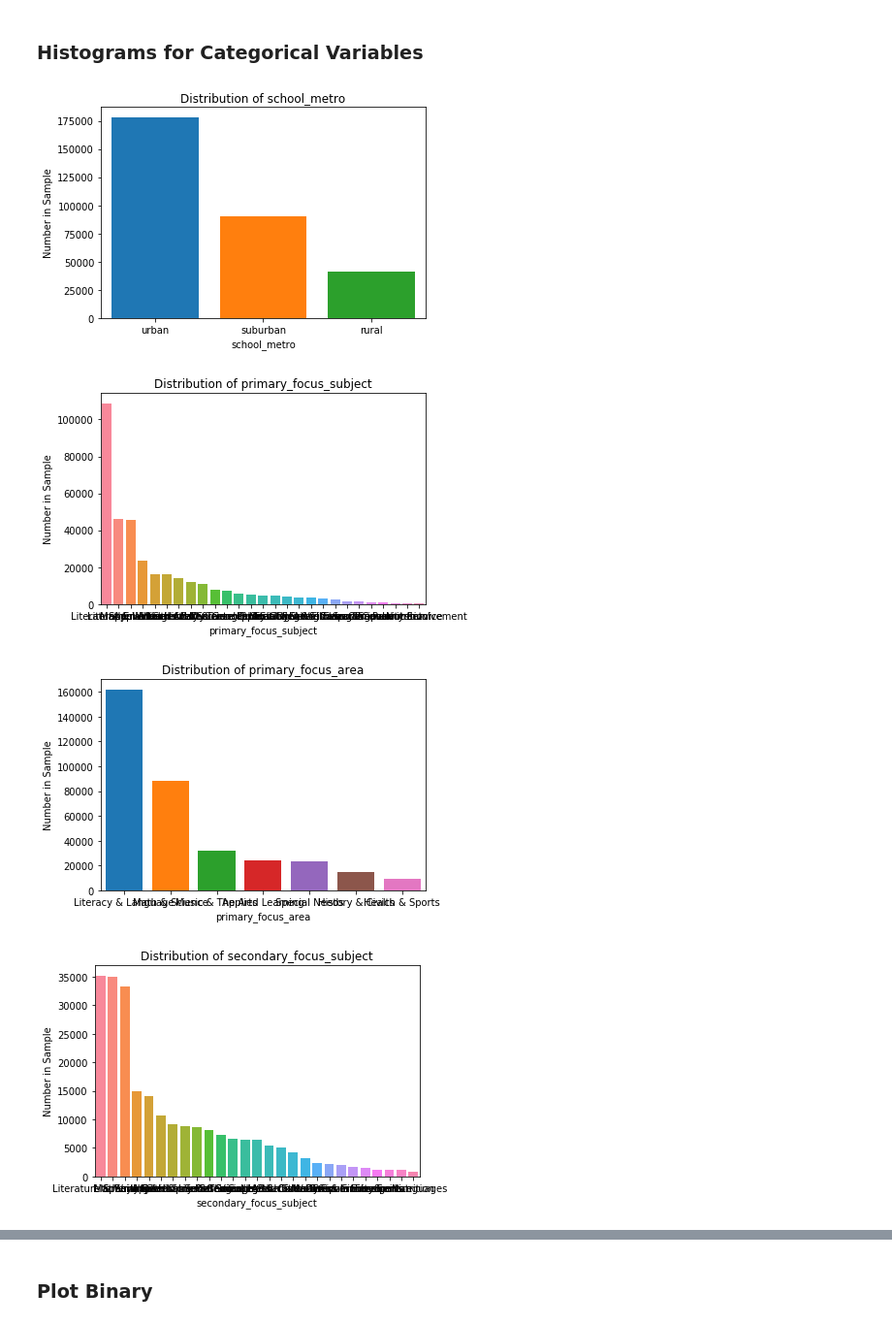
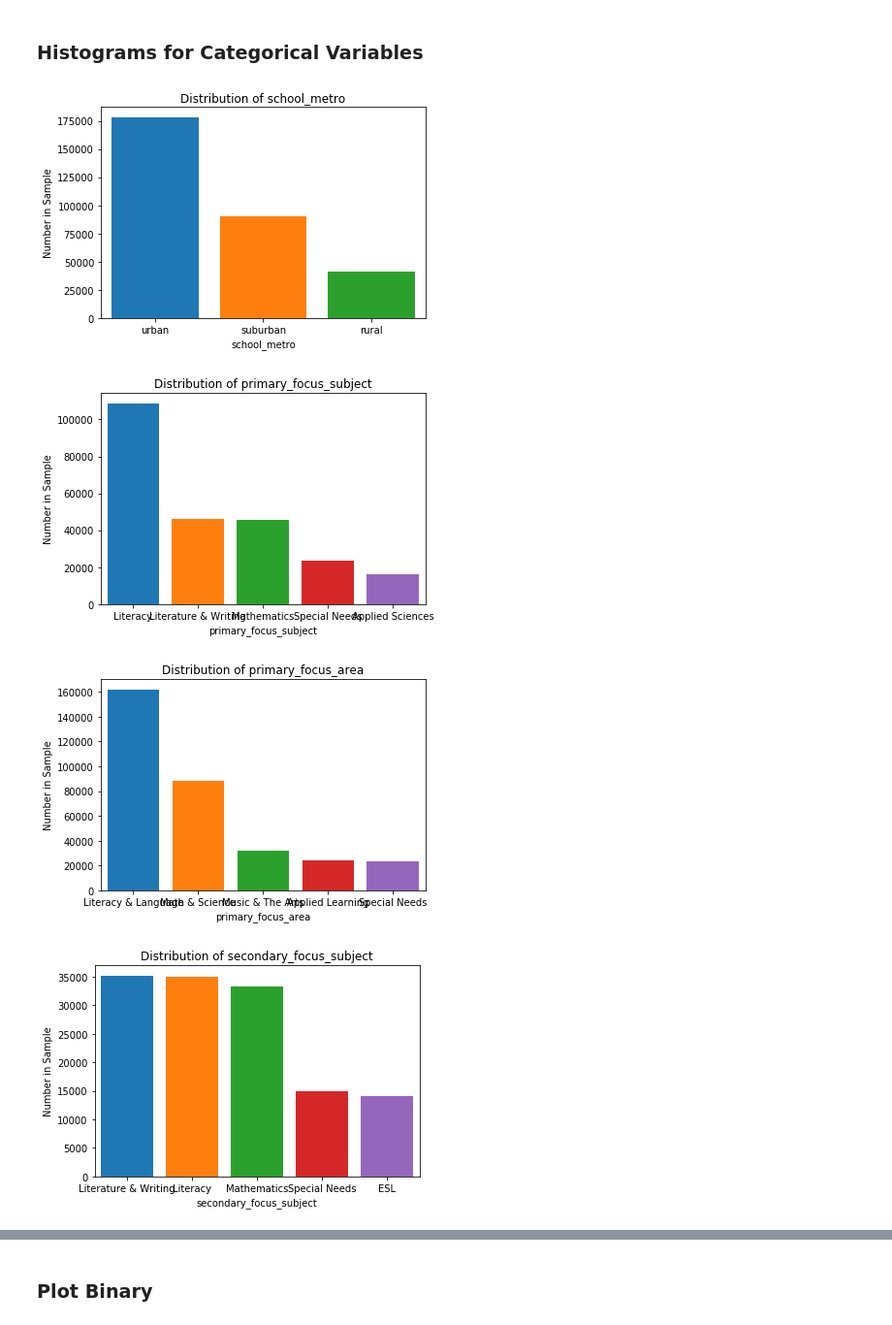
Before and after one commit to hyeness/machine-learning-2018, a Jupyter notebook: hw3/Donors Choose.ipynb, the cells around one changed output, grey strips where cells are left out. Shown at 97% size. Drawn from its saved outputs; the diff is of its cells as text; code cells hidden in the pictures.

```diff
--- a/hw3/Donors Choose.ipynb
+++ b/hw3/Donors Choose.ipynb
@@ -68,7 +68,7 @@ students_reached 101 float64
 ### Check Distribution of Label
 # %%
 for col in PREDICTED:
-    plot_hist(df, col, 'Label', sort=True)
+    plot_hist(df, col, 'Label', top_k=None, sort=True)
 # %% [output]
 [figure]
 # %% [markdown]
@@ -89,9 +89,9 @@ plot_hist(df, 'date_posted_month', 'Month Posted', sort=False)
 ### Histograms for Categorical Variables
 # %%
 for col in CATEGORICAL:
-    plot_hist(df, col, col)
+    plot_hist(df, col, col, 5)
 # %% [output]
 [figure]
-[figure, old version]
+[figure, new version]
-[figure, old version]
+[figure, new version]
-[figure, old version]
+[figure, new version]
```
Also changed, not shown: parts of 11 cells of this notebook, 8 other files.
